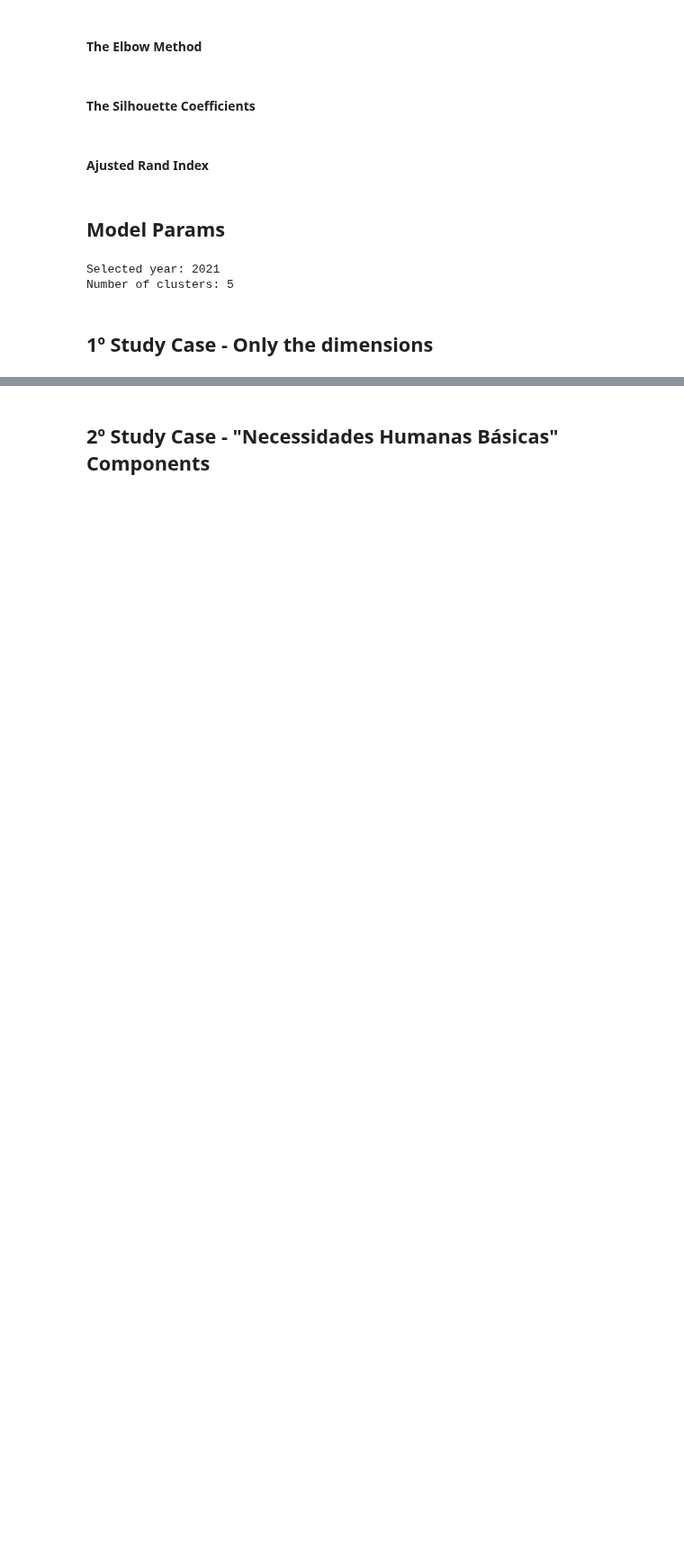
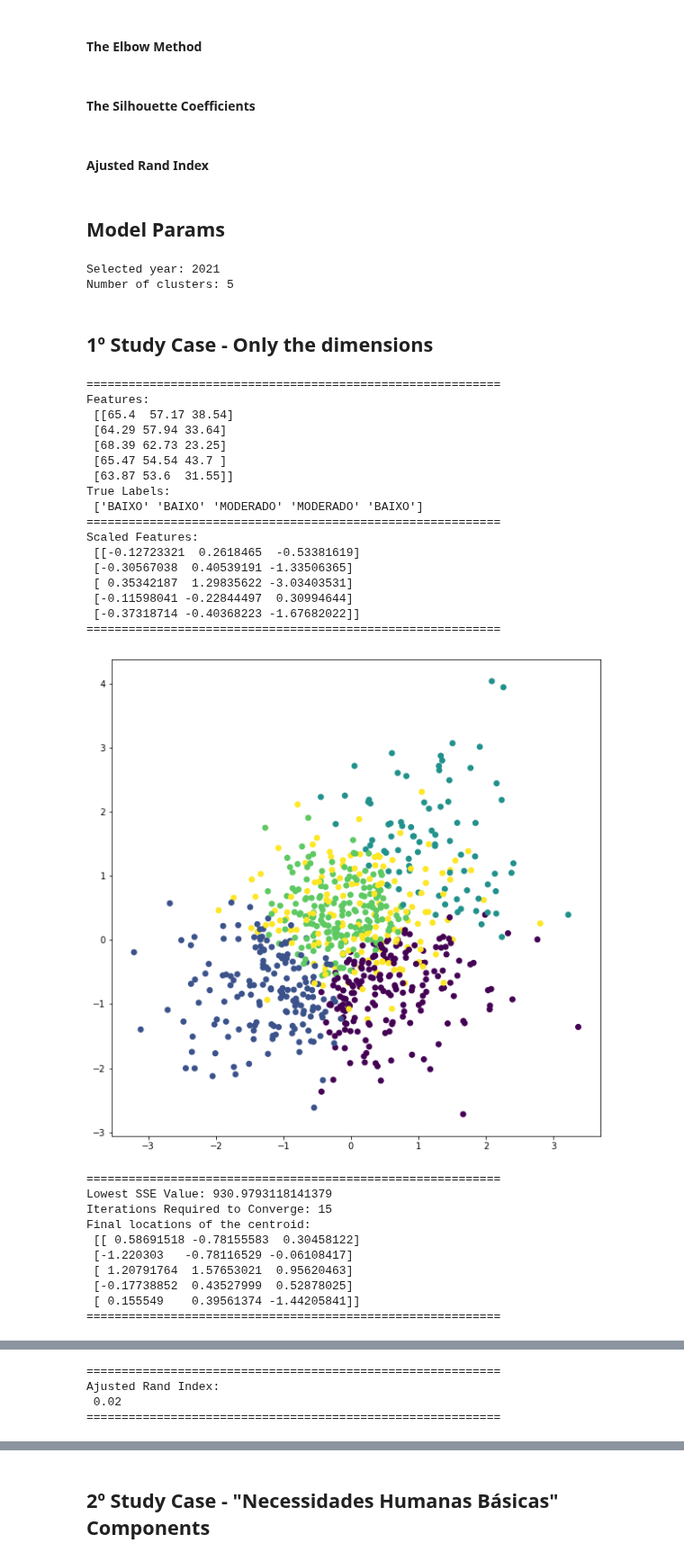
Before and after one commit to faustofcjr/amazon-social-progress, a Jupyter notebook: ml_models/unsupervised/model_kmeans.ipynb, the cells around one changed output, grey strips where cells are left out. Shown at 90% size. Saved outputs shown, nothing was run; the diff lists cells and outputs as text; code cells hidden in the pictures; blank space fills up the shorter version.

Commit message:
1. ml model creation 2. add images generated by visualization 3. delete tcc files

```diff
--- a/ml_models/unsupervised/model_kmeans.ipynb
+++ b/ml_models/unsupervised/model_kmeans.ipynb
@@ -191,15 +191,44 @@ Number of clusters: 5
 # %%
 dsyear = dataset[dataset["ano"] == YEAR]
 true_labels = dsyear["riscofogocat"].values
 features = dsyear[[
     "Necessidades Humanas Básicas",
     "Fundamentos para o Bem-Estar",
     "Oportunidades"
 ]].values
-xxx= xyz(features, true_labels, n_cluster=N_CLUSTER)
+xyz(features, true_labels, n_cluster=N_CLUSTER)
 
 
-from pathlib import Path
-path = Path(f"{os.path.abspath(os.getcwd())}/xxx.csv")
-path.parent.mkdir(parents=True, exist_ok=True)
-xxx.to_csv(path, index=False)
+# from pathlib import Path
+# path = Path(f"{os.path.abspath(os.getcwd())}/xxx.csv")
+# path.parent.mkdir(parents=True, exist_ok=True)
+# xxx.to_csv(path, index=False)
+# %% [output]
+===========================================================
+Features:
+ [[65.4  57.17 38.54]
+ [64.29 57.94 33.64]
+ [68.39 62.73 23.25]
+ [65.47 54.54 43.7 ]
+ [63.87 53.6  31.55]]
+True Labels:
+ ['BAIXO' 'BAIXO' 'MODERADO' 'MODERADO' 'BAIXO']
+===========================================================
+Scaled Features:
+ [[-0.12723321  0.2618465  -0.53381619]
+ [-0.30567038  0.40539191 -1.33506365]
+ [ 0.35342187  1.29835622 -3.03403531]
+ [-0.11598041 -0.22844497  0.30994644]
+ [-0.37318714 -0.40368223 -1.67682022]]
+===========================================================
+[figure, added]
+===========================================================
+Lowest SSE Value: 930.9793118141379
+Iterations Required to Converge: 15
+Final locations of the centroid:
+ [[ 0.58691518 -0.78155583  0.30458122]
+ [-1.220303   -0.78116529 -0.06108417]
+ [ 1.20791764  1.57653021  0.95620463]
+ [-0.17738852  0.43527999  0.52878025]
+ [ 0.155549    0.39561374 -1.44205841]]
+===========================================================
@@ -205,0 +237,4 @@ xxx.to_csv(path, index=False)
+===========================================================
+Ajusted Rand Index:
+ 0.02
+===========================================================
```
Also changed, not shown: parts of 10 cells of this notebook, 21 other files.
